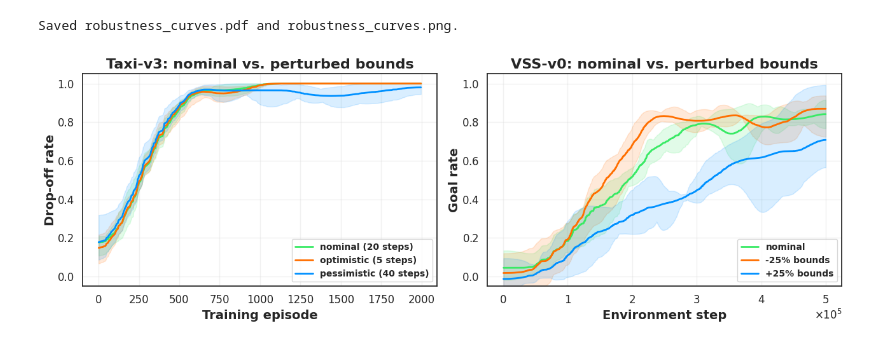
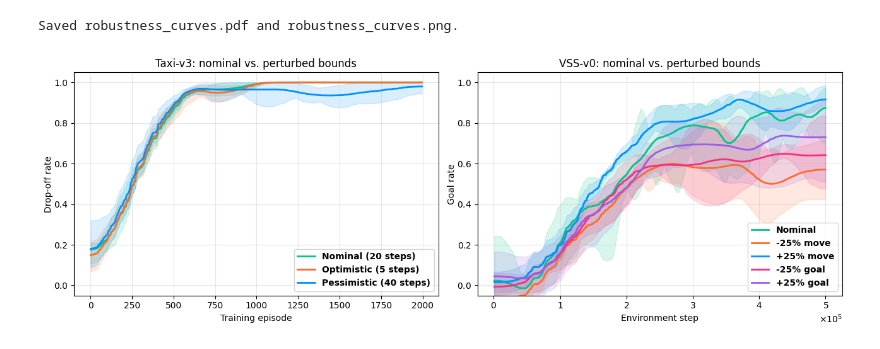
Before and after one commit to goncamateus/dylam, a Jupyter notebook: result_analysis/robustness_test.ipynb, the cells around one changed output. Drawn from its saved outputs; the diff is of its cells as text; code cells hidden in the pictures.

Commit message:
FEAT: Updating Colors

```diff
--- a/result_analysis/robustness_test.ipynb
+++ b/result_analysis/robustness_test.ipynb
@@ -41,69 +105,6 @@ where each row is one logged datapoint and each seed contributes its
 own time series.
 """
 
-import pandas as pd
-import numpy as np
-import matplotlib.pyplot as plt
-from scipy.ndimage import gaussian_filter1d
-
-from utils import FONT, FORMATTER
-
-
-# ----------------------------------------------------------------------
-# Smoothing windows (effective) per environment
-# ----------------------------------------------------------------------
-WINDOW_TAXI = 100
-WINDOW_VSS  = 500
-SIGMA_TAXI  = WINDOW_TAXI / 4    # = 25
-SIGMA_VSS   = WINDOW_VSS  / 4    # = 62.5
-
-
-# ----------------------------------------------------------------------
-# Core helpers
-# ----------------------------------------------------------------------
-def smooth_curves(df, value_col, sigma):
-    """
-    Pivot a long-format dataframe to wide (rows=step, cols=seed),
-    forward/backward-fill gaps, then apply a Gaussian filter to each
-    seed's column independently.
-
-    Returns
-    -------
-    index : pd.Index of step values
-    smoothed : np.ndarray of shape (n_steps, n_seeds)
-    """
-    pivoted = df.pivot_table(index="_step", columns="seed", values=value_col)
-    pivoted = pivoted.sort_index().ffill().bfill()
-    arr = pivoted.values.astype(float)
-    smoothed = np.empty_like(arr)
-    for j in range(arr.shape[1]):
-        smoothed[:, j] = gaussian_filter1d(arr[:, j], sigma=sigma)
-    return pivoted.index, smoothed
-
-
-def plot_panel(ax, configs, value_col, sigma, xlabel, ylabel, title,
-               data_dir="/mnt/user-data/uploads"):
-    """
-    Render one panel: mean curves + per-seed min/max bands for each condition.
-
-    `configs` is a list of (display_name, csv_basename, color) tuples.
-    """
-    for name, fname, color in configs:
-        df = pd.read_csv(f"{data_dir}/{fname}.csv")
-        idx, sm = smooth_curves(df, value_col, sigma=sigma)
-        mean = sm.mean(axis=1)
-        lo   = sm.min(axis=1)
-        hi   = sm.max(axis=1)
-        ax.plot(idx, mean, label=name, color=color, linewidth=2)
-        ax.fill_between(idx, lo, hi, color=color, alpha=0.15)
-    ax.set_xlabel(xlabel)
-    ax.set_ylabel(ylabel, labelpad=1)
-    ax.set_title(title)
-    ax.legend(loc="lower right", prop=FONT)
-    ax.set_ylim(-0.05, 1.05)
-    ax.grid(alpha=0.3)
-
-
 # ----------------------------------------------------------------------
 # Build the two-panel robustness figure
 # ----------------------------------------------------------------------
@@ -114,43 +115,46 @@ def main(out_pdf="robustness_curves.pdf", out_png="robustness_curves.png",
     plot_panel(
         axes[0],
         configs=[
-            ("nominal (20 steps)",     "taxi_nominal",     "#39EA65"),
-            ("optimistic (5 steps)",   "taxi_optimistic",  "#FF6F00"),
-            ("pessimistic (40 steps)", "taxi_pessimistic", "#0091FF"),
+            ("Nominal (20 steps)",     "taxi_nominal",     "#00C48C"),
+            ("Optimistic (5 steps)",   "taxi_optimistic",  "#FF6B2B"),
+            ("Pessimistic (40 steps)", "taxi_pessimistic", "#0091FF"),
         ],
         value_col="ep_info/Objective",
         sigma=SIGMA_TAXI,
         xlabel="Training episode",
         ylabel="Drop-off rate",
         title="Taxi-v3: nominal vs. perturbed bounds",
         data_dir=data_dir,
     )
 
     plot_panel(
         axes[1],
         configs=[
-            ("nominal",     "vss_nominal",  "#39EA65"),
-            ("-25% bounds", "vss_minus25",  "#FF6F00"),
-            ("+25% bounds", "vss_plus25",   "#0091FF"),
+            ("Nominal",     "vss_nominal",  "#00C48C"),
+            (r"-25% move", "move_minus25",  "#FF6B2B"),
+            (r"+25% move", "move_plus25",   "#0091FF"),
+            (r"-25% goal", "goal_minus25",  "#F5317F"),
+            (r"+25% goal", "goal_plus25",   "#9B5DE5"),
+
         ],
         value_col="ep_info/Goal",
         sigma=SIGMA_VSS,
         xlabel="Environment step",
         ylabel="Goal rate",
         title="VSS-v0: nominal vs. perturbed bounds",
         data_dir=data_dir,
     )
 
     plt.tight_layout()
     plt.gca().yaxis.set_major_formatter(FORMATTER)
     plt.gca().xaxis.set_major_formatter(FORMATTER)
     plt.savefig(out_pdf, bbox_inches="tight")
     plt.savefig(out_png, dpi=120, bbox_inches="tight")
     print(f"Saved {out_pdf} and {out_png}.")
 
 
 if __name__ == "__main__":
     main()
 # %% [output]
 Saved robustness_curves.pdf and robustness_curves.png.
-[figure, old version]
+[figure, new version]
```
Also changed, not shown: parts of 6 cells of this notebook, 48 other files.
